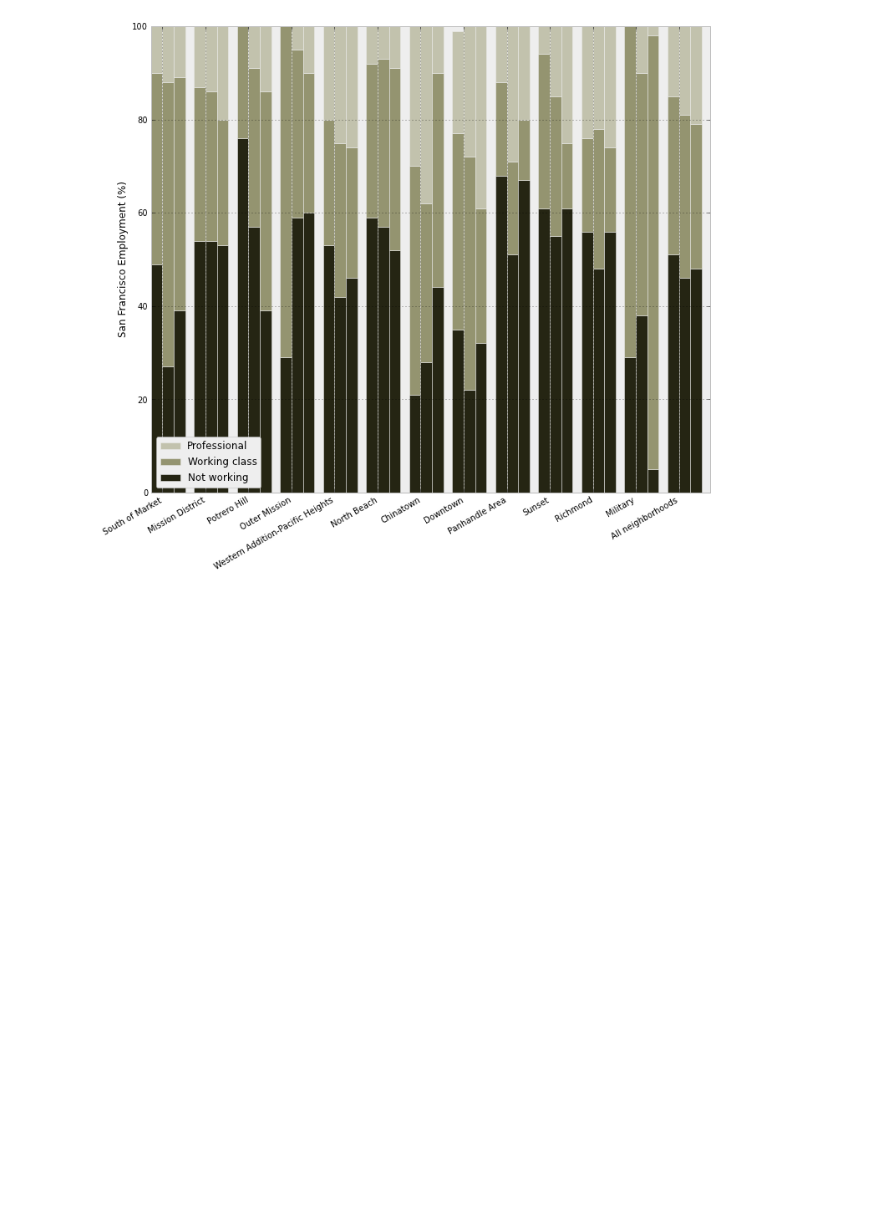
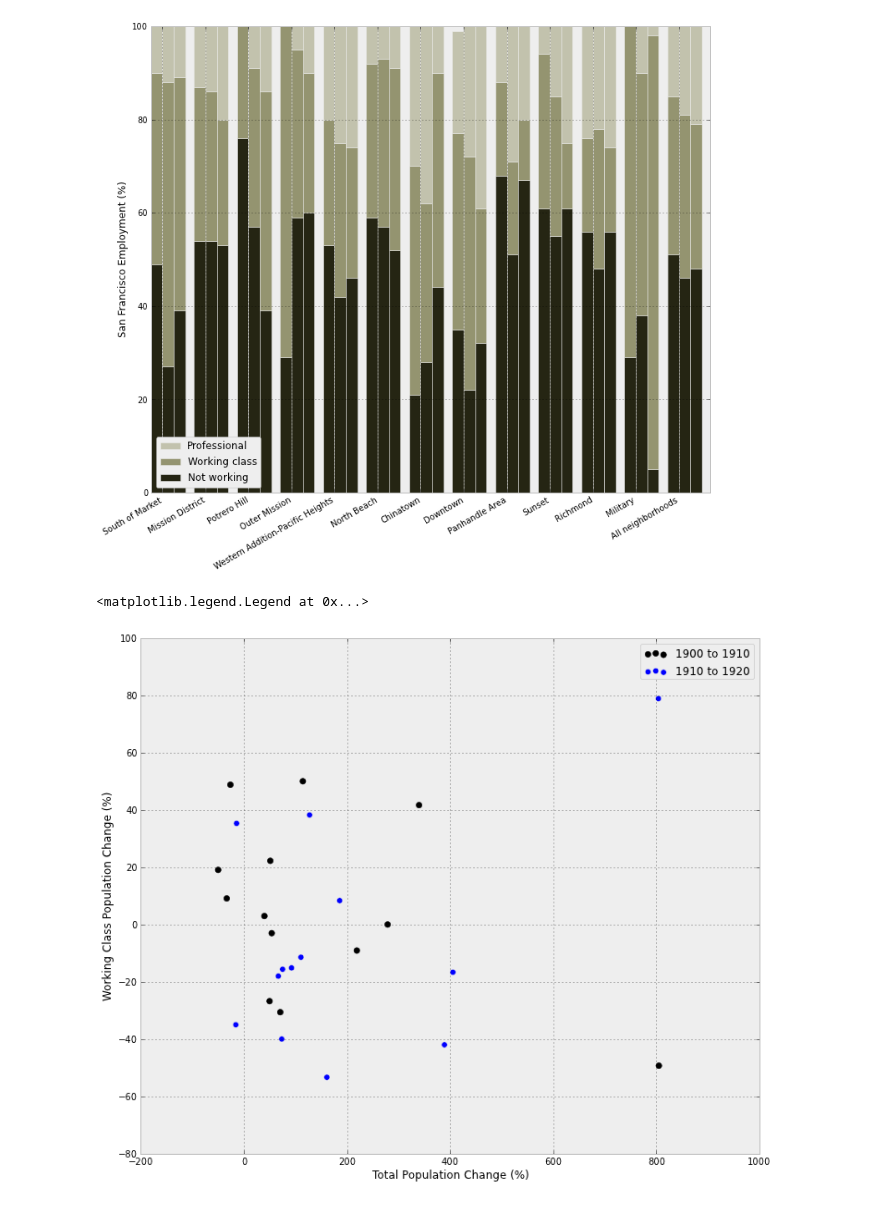
Before and after one commit to geomando/ResilScience, a Jupyter notebook: 1906_identity/1906_identity.ipynb, the cells around one changed output. Cells and saved outputs as stored; diff of their text form; code cells hidden in the pictures; blank space fills up the shorter version.

Commit message:
Added a plot relating total population change to working class population change

```diff
--- a/1906_identity/1906_identity.ipynb
+++ b/1906_identity/1906_identity.ipynb
@@ -209,3 +209,20 @@ ax.legend( (bar3[0], bar2[0], bar1[0]), ('Professional', 'Working class', 'Not w
 # %% [output]
 <matplotlib.legend.Legend at 0x...>
 [figure]
+# %%
+figsize(12,10)
+fig, ax = subplots()
+
+working_class_1900_1910 = 100.0*((working_class1910 - working_class1900) / working_class1900)
+scatter1 = scatter(population['1900-1910 Change'], working_class_1900_1910, color='k', marker='o', s=40, label='1900 to 1910')
+
+working_class_1910_1920 = 100.0*((working_class1920 - working_class1910) / working_class1910)
+scatter2 = scatter(population['1910-1920 Change'], working_class_1910_1920, s=40, label='1910 to 1920')
+
+ax.set_ylabel('Working Class Population Change (%)')
+ax.set_xlabel('Total Population Change (%)')
+
+ax.legend(loc='upper right')
+# %% [output]
+<matplotlib.legend.Legend at 0x...>
+[figure, added]
```
